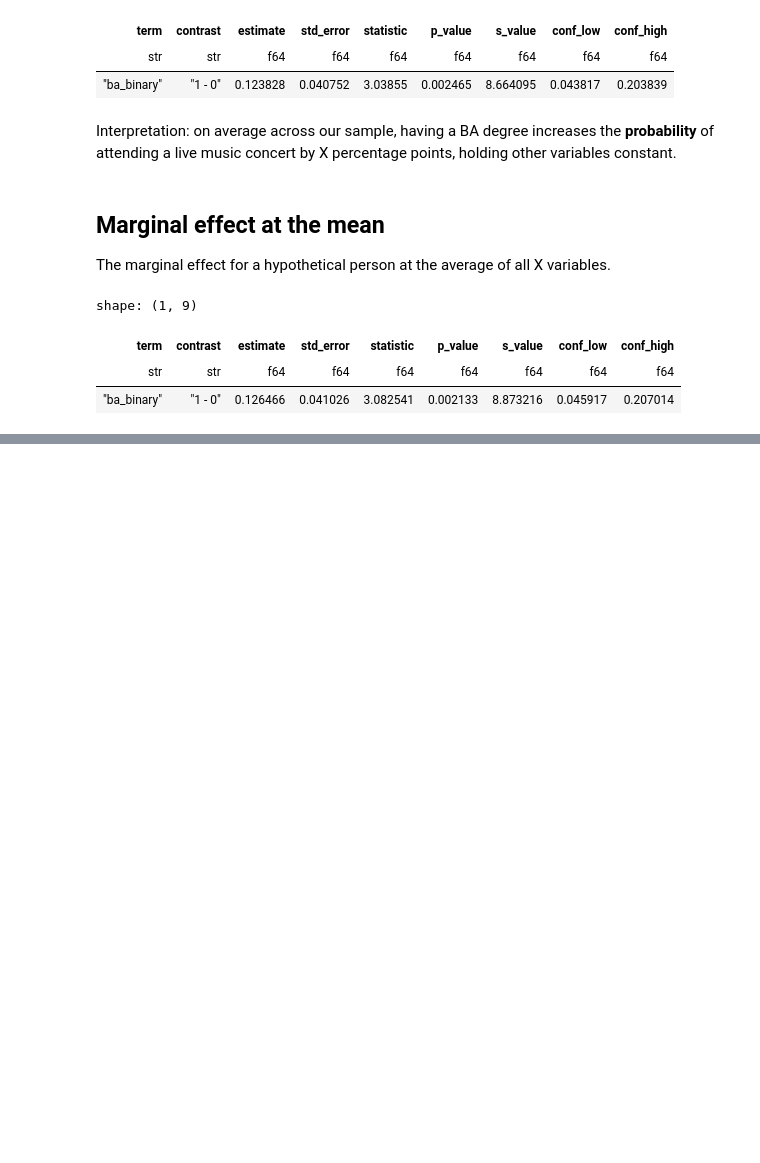
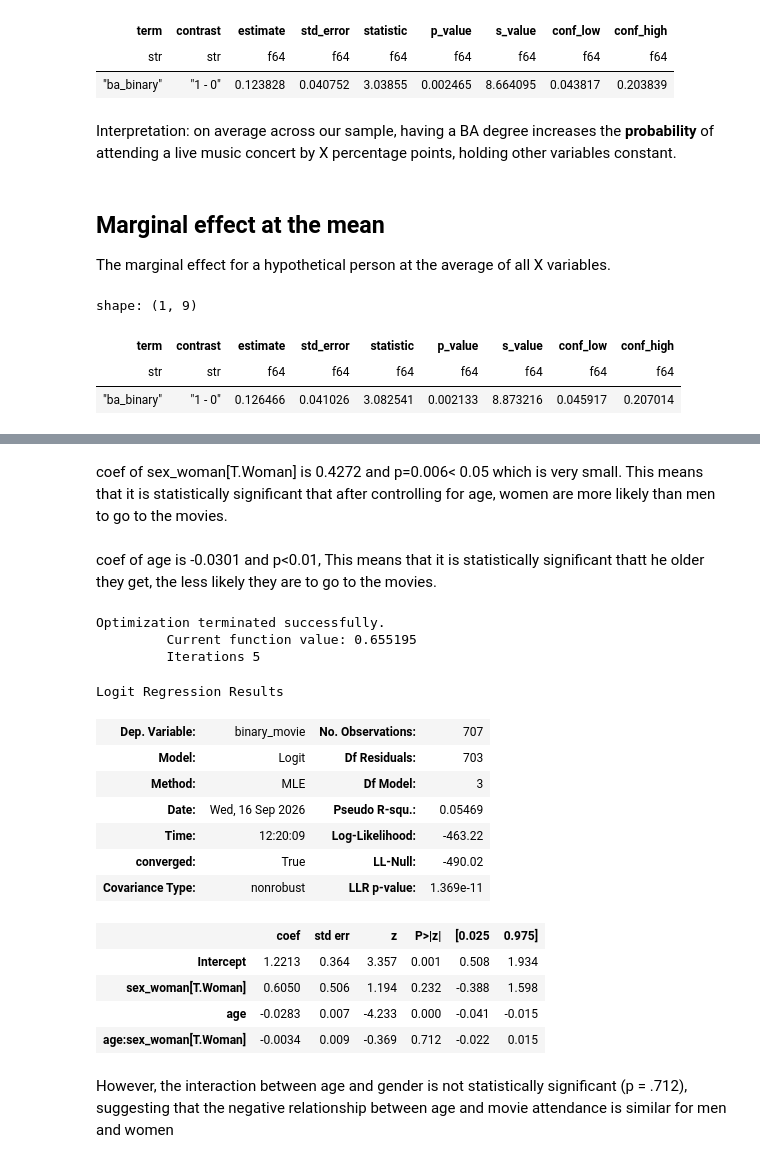
Before and after one commit to xiangyum/hs4002labs_2026, a Jupyter notebook: week6/week6_notebook_student.ipynb, the cells around one changed output, grey strips where cells are left out. Cells and saved outputs as stored; diff of their text form; code cells hidden in the pictures; blank space fills up the shorter version.

```diff
--- a/week6/week6_notebook_student.ipynb
+++ b/week6/week6_notebook_student.ipynb
@@ -451,0 +487,30 @@ shape: (1, 9)
+# %% [markdown]
+coef of sex_woman[T.Woman] is 0.4272 and p=0.006< 0.05 which is very small. This means that it is statistically significant that after controlling for age, women are more likely than men to go to the movies.
+# %% [markdown]
+coef of age	is -0.0301 and p<0.01, This means that it is statistically significant thatt he older they get, the less likely they are to go to the movies.
+# %%
+movie_model2 = smf.logit(
+    'binary_movie ~ age * sex_woman',
+    data=df
+).fit()
+
+movie_model2.summary()
+# %% [output]
+Optimization terminated successfully.
+         Current function value: 0.655195
+         Iterations 5
+Logit Regression Results
+| Dep. Variable: | binary_movie | No. Observations: | 707 |
+| Model: | Logit | Df Residuals: | 703 |
+| Method: | MLE | Df Model: | 3 |
+| Date: | Wed, 16 Sep 2026 | Pseudo R-squ.: | 0.05469 |
+| Time: | 12:20:09 | Log-Likelihood: | -463.22 |
+| converged: | True | LL-Null: | -490.02 |
+| Covariance Type: | nonrobust | LLR p-value: | 1.369e-11 |
+|  | coef | std err | z | P>|z| | [0.025 | 0.975] |
+| Intercept | 1.2213 | 0.364 | 3.357 | 0.001 | 0.508 | 1.934 |
+| sex_woman[T.Woman] | 0.6050 | 0.506 | 1.194 | 0.232 | -0.388 | 1.598 |
+| age | -0.0283 | 0.007 | -4.233 | 0.000 | -0.041 | -0.015 |
+| age:sex_woman[T.Woman] | -0.0034 | 0.009 | -0.369 | 0.712 | -0.022 | 0.015 |
+# %% [markdown]
+However, the interaction between age and gender is not statistically significant (p = .712), suggesting that the negative relationship between age and movie attendance is similar for men and women
```
Also changed, not shown: parts of 3 cells of this notebook.
